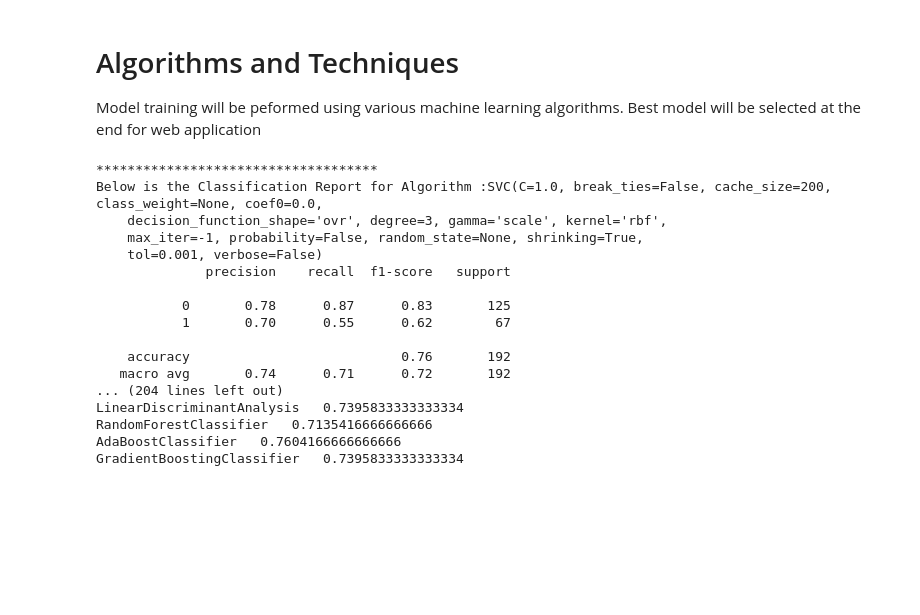
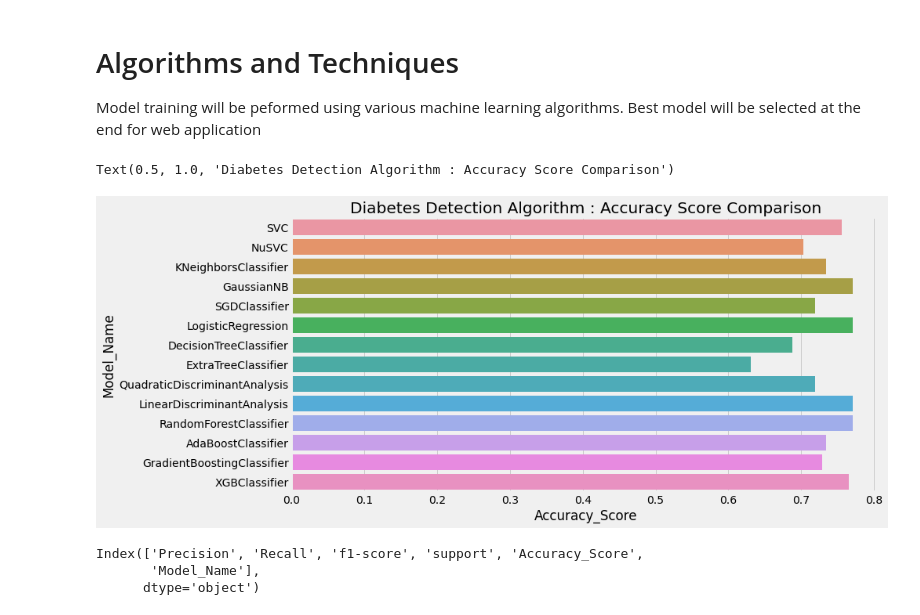
Before and after one commit to DineshAnalyticsandAI/Diabetes-Detection, a Jupyter notebook: Diabetes_Detection.ipynb, the cells around one changed output. Saved outputs shown, nothing was run; the diff lists cells and outputs as text; code cells hidden in the pictures; blank space fills up the shorter version.

```diff
--- a/Diabetes_Detection.ipynb
+++ b/Diabetes_Detection.ipynb
@@ -364,6 +369,7 @@ n_estimators=100
 #import various ML algorithms to be used from the library
 from sklearn.svm import SVC,NuSVC
 from xgboost import XGBClassifier
+from sklearn import metrics
 from sklearn.metrics import accuracy_score
 from sklearn.metrics import classification_report
 from sklearn.metrics import precision_recall_fscore_support
@@ -375,14 +381,13 @@ from sklearn.linear_model import SGDClassifier, LogisticRegression
 from sklearn.tree import DecisionTreeClassifier, ExtraTreeClassifier
 from sklearn.discriminant_analysis import QuadraticDiscriminantAnalysis, LinearDiscriminantAnalysis
 from sklearn.ensemble import RandomForestClassifier, AdaBoostClassifier, GradientBoostingClassifier
-classification_algos_name = ["SVC", "NuSVC", "KNeighborsClassifier", "GaussianNB", "MultinomialNB", "SGDClassifier", "LogisticRegression", "DecisionTreeClassifier",
+classification_algos_name = ["SVC", "NuSVC", "KNeighborsClassifier", "GaussianNB", "SGDClassifier", "LogisticRegression", "DecisionTreeClassifier",
                             "ExtraTreeClassifier", "QuadraticDiscriminantAnalysis", "LinearDiscriminantAnalysis", "RandomForestClassifier", "AdaBoostClassifier",
                             "GradientBoostingClassifier", "XGBClassifier"]
 classification_algos=[SVC(),
                       NuSVC(nu=0.285),
                       KNeighborsClassifier(n),
                       GaussianNB(),
- #                    MultinomialNB(),
                       SGDClassifier(),
                       LogisticRegression(),
                       DecisionTreeClassifier(),
@@ -391,36 +396,45 @@ classification_algos=[SVC(),
                       LinearDiscriminantAnalysis(),
                       RandomForestClassifier(n_estimators=100,random_state=0),
                       AdaBoostClassifier(),
-                      GradientBoostingClassifier(),
+                      GradientBoostingClassifier(n_estimators=134,learning_rate=0.2),
                       XGBClassifier()]
+# %%
+def metrics_report_to_df(y_test, pred):
+    precision, recall, fscore, support = metrics.precision_recall_fscore_support(y_test, pred)
+    classification_report = pd.concat(map(pd.DataFrame, [precision, recall, fscore, support]), axis=1)
+    classification_report.columns = ["Precision", "Recall", "f1-score", "support"] # Add row w "avg/total"
+    classification_report.loc['avg/Total', :] = metrics.precision_recall_fscore_support(y_test, pred, average='weighted')
+    classification_report.loc['avg/Total', 'support'] = classification_report['support'].sum()
+    return(classification_report)
+
+# Provide input as true_label and predicted label (from classifier)
+classification_report = metrics_report_to_df(y_test, pred)
 # %%
 accuracy_score_list = []
-for mod in classification_algos:
+for count, mod in enumerate(classification_algos):
     model = mod
     model.fit(x_train, y_train)
     pred = model.predict(x_test)
-    accuracy_score_list.append(accuracy_score(y_test,pred),)
-    print('************************************')
-    print('Below is the Classification Report for Algorithm :{}'.format(mod))
-    print(classification_report(y_test,pred,output_dict=True))
-
-for idx,i in enumerate(accuracy_score_list):
-    print(classification_algos_name[idx]," ",i)
+    accuracy_score_list.append(accuracy_score(y_test,pred))
+    classification_report = metrics_report_to_df(y_test, pred)
+    result_df =  classification_report
+    result_df['Accuracy_Score'] = accuracy_score(y_test,pred)
+    result_df['Model_Name'] = classification_algos_name[count]
+    if count == 0:
+       result_df1 = result_df
+    else:
+       result_df1 = result_df1.append(result_df)
+       final_result = result_df1
-# %% [output]
-************************************
-Below is the Classification Report for Algorithm :SVC(C=1.0, break_ties=False, cache_size=200, class_weight=None, coef0=0.0,
-    decision_function_shape='ovr', degree=3, gamma='scale', kernel='rbf',
-    max_iter=-1, probability=False, random_state=None, shrinking=True,
-    tol=0.001, verbose=False)
-              precision    recall  f1-score   support
-
-           0       0.78      0.87      0.83       125
-           1       0.70      0.55      0.62        67
-
-    accuracy                           0.76       192
-   macro avg       0.74      0.71      0.72       192
-... (204 lines left out)
-LinearDiscriminantAnalysis   0.7395833333333334
-RandomForestClassifier   0.7135416666666666
-AdaBoostClassifier   0.7604166666666666
-GradientBoostingClassifier   0.7395833333333334
+# %%
+plt.figure(figsize=(12,6))
+sns.barplot(x='Accuracy_Score', y='Model_Name', data=final_result)
+plt.title('Diabetes Detection Algorithm : Accuracy Score Comparison')
+# %% [output]
+Text(0.5, 1.0, 'Diabetes Detection Algorithm : Accuracy Score Comparison')
+[figure, added]
+# %%
+final_result.columns
+# %% [output]
+Index(['Precision', 'Recall', 'f1-score', 'support', 'Accuracy_Score',
+       'Model_Name'],
+      dtype='object')
```
Also changed, not shown: parts of 34 cells of this notebook.
